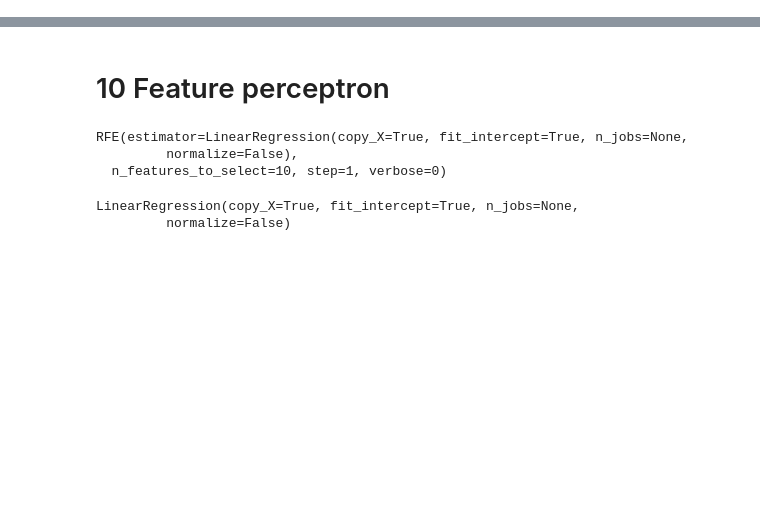
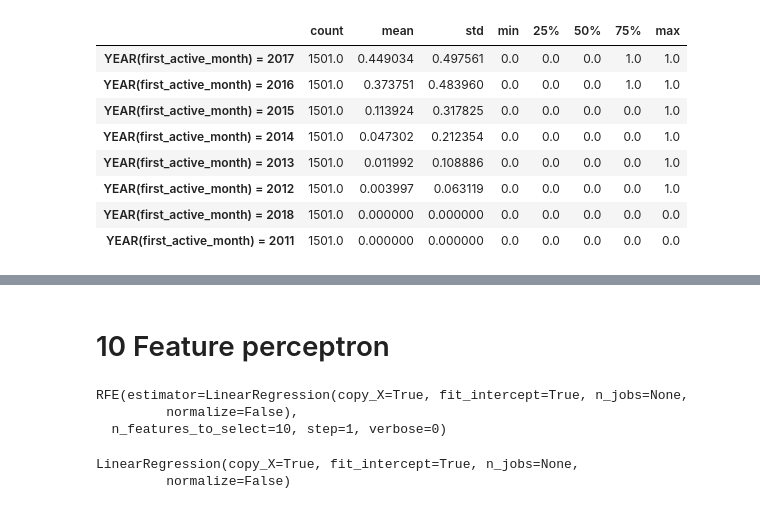
Before and after one commit to KennedyMurphy/elomerchant, a Jupyter notebook: notebooks/feature-selection.ipynb, the cells around one changed output, grey strips where cells are left out. Cells and saved outputs as stored; diff of their text form; code cells hidden in the pictures; blank space fills up the shorter version.

```diff
--- a/notebooks/feature-selection.ipynb
+++ b/notebooks/feature-selection.ipynb
@@ -24,0 +29,15 @@ target.set_index('card_id', inplace=True)
+# %%
+desc = feats.loc[feats.index.isin(target[target['target'] < -30].index.values)].describe()
+
+# desc[desc['std'] == 0]
+desc[[c for c in desc.columns if 'YEAR(first_active_month) =' in c]].T
+# %% [output]
+|  | count | mean | std | min | 25% | 50% | 75% | max |
+| YEAR(first_active_month) = 2017 | 1501.0 | 0.449034 | 0.497561 | 0.0 | 0.0 | 0.0 | 1.0 | 1.0 |
+| YEAR(first_active_month) = 2016 | 1501.0 | 0.373751 | 0.483960 | 0.0 | 0.0 | 0.0 | 1.0 | 1.0 |
+| YEAR(first_active_month) = 2015 | 1501.0 | 0.113924 | 0.317825 | 0.0 | 0.0 | 0.0 | 0.0 | 1.0 |
+| YEAR(first_active_month) = 2014 | 1501.0 | 0.047302 | 0.212354 | 0.0 | 0.0 | 0.0 | 0.0 | 1.0 |
+| YEAR(first_active_month) = 2013 | 1501.0 | 0.011992 | 0.108886 | 0.0 | 0.0 | 0.0 | 0.0 | 1.0 |
+| YEAR(first_active_month) = 2012 | 1501.0 | 0.003997 | 0.063119 | 0.0 | 0.0 | 0.0 | 0.0 | 1.0 |
+| YEAR(first_active_month) = 2018 | 1501.0 | 0.000000 | 0.000000 | 0.0 | 0.0 | 0.0 | 0.0 | 0.0 |
+| YEAR(first_active_month) = 2011 | 1501.0 | 0.000000 | 0.000000 | 0.0 | 0.0 | 0.0 | 0.0 | 0.0 |
```
Also changed, not shown: parts of 5 cells of this notebook, 4 other files.
